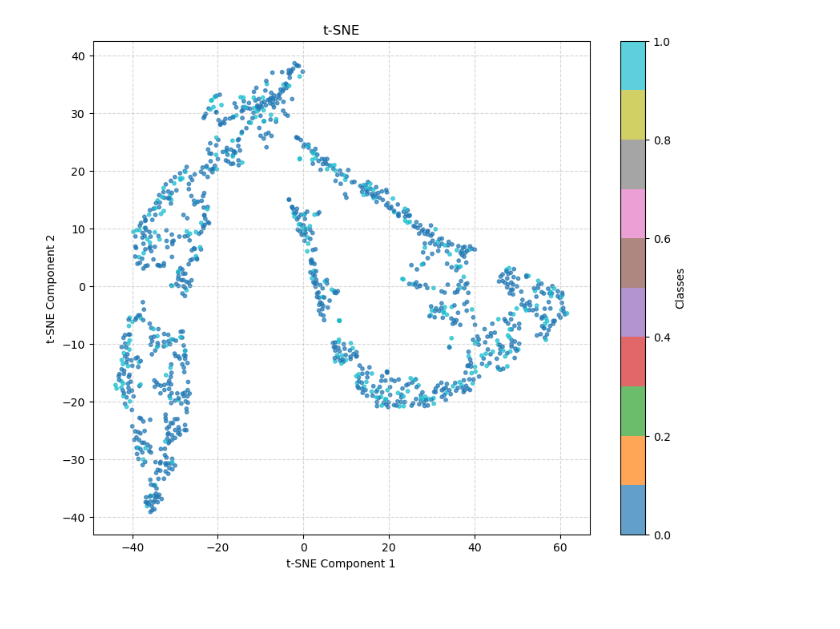
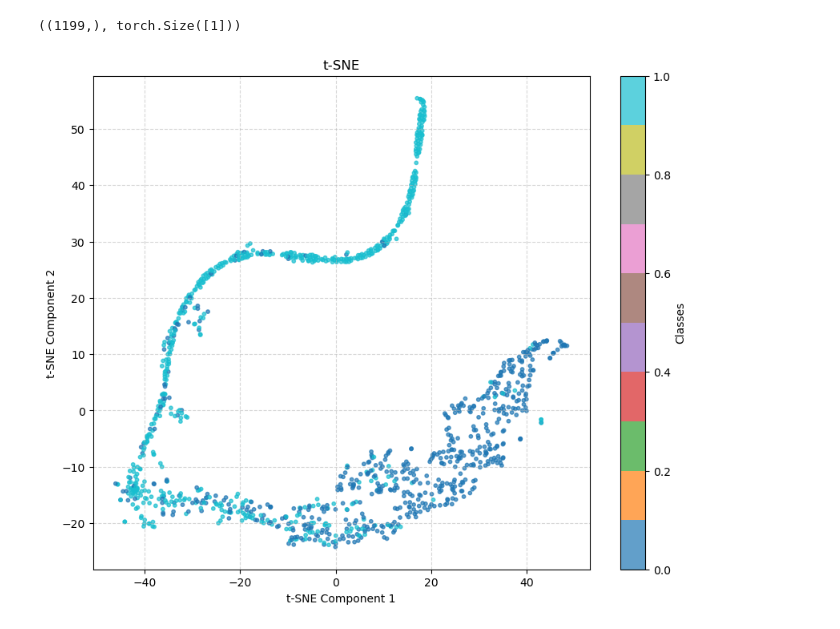
Before and after one commit to El-One1/GDA-Project, a Jupyter notebook: reproduce.ipynb, the cells around one changed output. Saved outputs shown, nothing was run; the diff lists cells and outputs as text; code cells hidden in the pictures.

```diff
--- a/reproduce.ipynb
+++ b/reproduce.ipynb
@@ -158,40 +95,28 @@ Text(0.5, 1.0, 'Val Loss')
-# %%
-def tsne_visualization(embeddings, labels, title="t-SNE Visualization"):
-
-
-    embeddings = np.asarray(embeddings)
-    labels = np.asarray(labels)
-
-    tsne = TSNE(n_components=2, perplexity=30, learning_rate=200, random_state=42)
-    tsne_results = tsne.fit_transform(embeddings)
-
-    plt.figure(figsize=(10, 8))
-    scatter = plt.scatter(tsne_results[:, 0], tsne_results[:, 1], c=labels, cmap='tab10', alpha=0.7, s=10)
-    plt.colorbar(scatter, label='Classes')
-    plt.title(title)
-    plt.xlabel("t-SNE Component 1")
-    plt.ylabel("t-SNE Component 2")
-    plt.grid(True, linestyle='--', alpha=0.5)
-
-    plt.show()
 # %%
 model.eval()
+model.fc = nn.Identity()
 
 valloader = DataLoader(valset, batch_size=1, shuffle=False, num_workers=4)
 
 embeddings = np.zeros((len(valloader), 2048))
 labels = np.zeros(len(valloader))
+stratum = np.zeros(len(valloader))
 
 with torch.no_grad():
-    for i, (images, label, _) in enumerate(tqdm(valloader)):
+    for i, (images, label, strata) in enumerate(tqdm(valloader)):
         images, label = images.to(device), label.to(device)
         features = model(images)
         embeddings[i: (i + 1)] = features.cpu().numpy()
         labels[i: (i + 1)] = label.cpu().numpy()
+        stratum[i: (i + 1)] = strata.item()
+# %%
+labels.shape, strata.shape
+# %% [output]
+((1199,), torch.Size([1]))
 # %%
-tsne_visualization(embeddings, labels, title="t-SNE")
+tsne_visualization(embeddings, stratum, title="t-SNE")
 # %% [output]
-[figure, old version]
+[figure, new version]
 # %%
 model.fc = nn.Linear(2048, 2)
 model.fc = model.fc.to(device)
```
Also changed, not shown: parts of 6 cells of this notebook, 1 other file.
